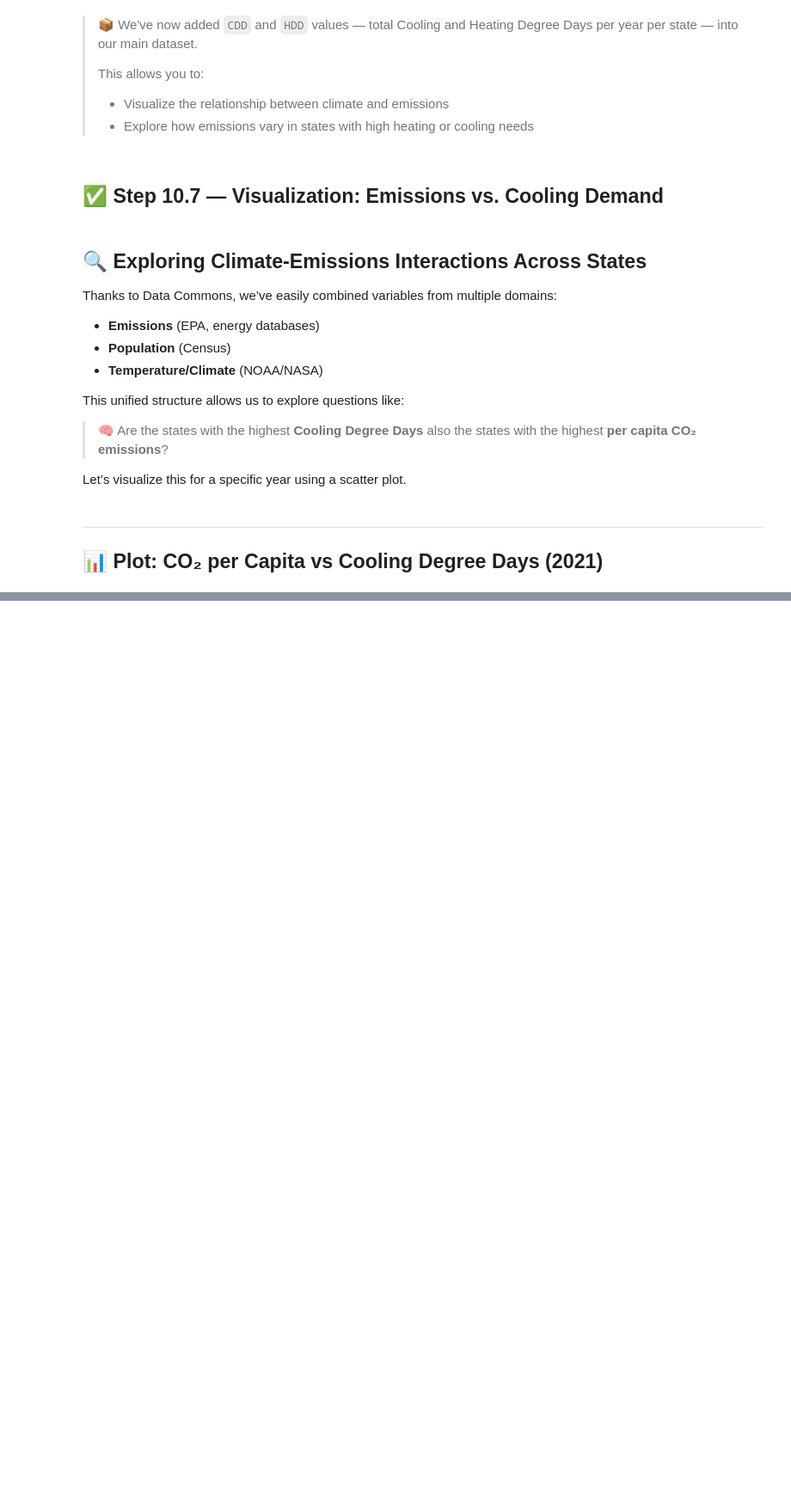
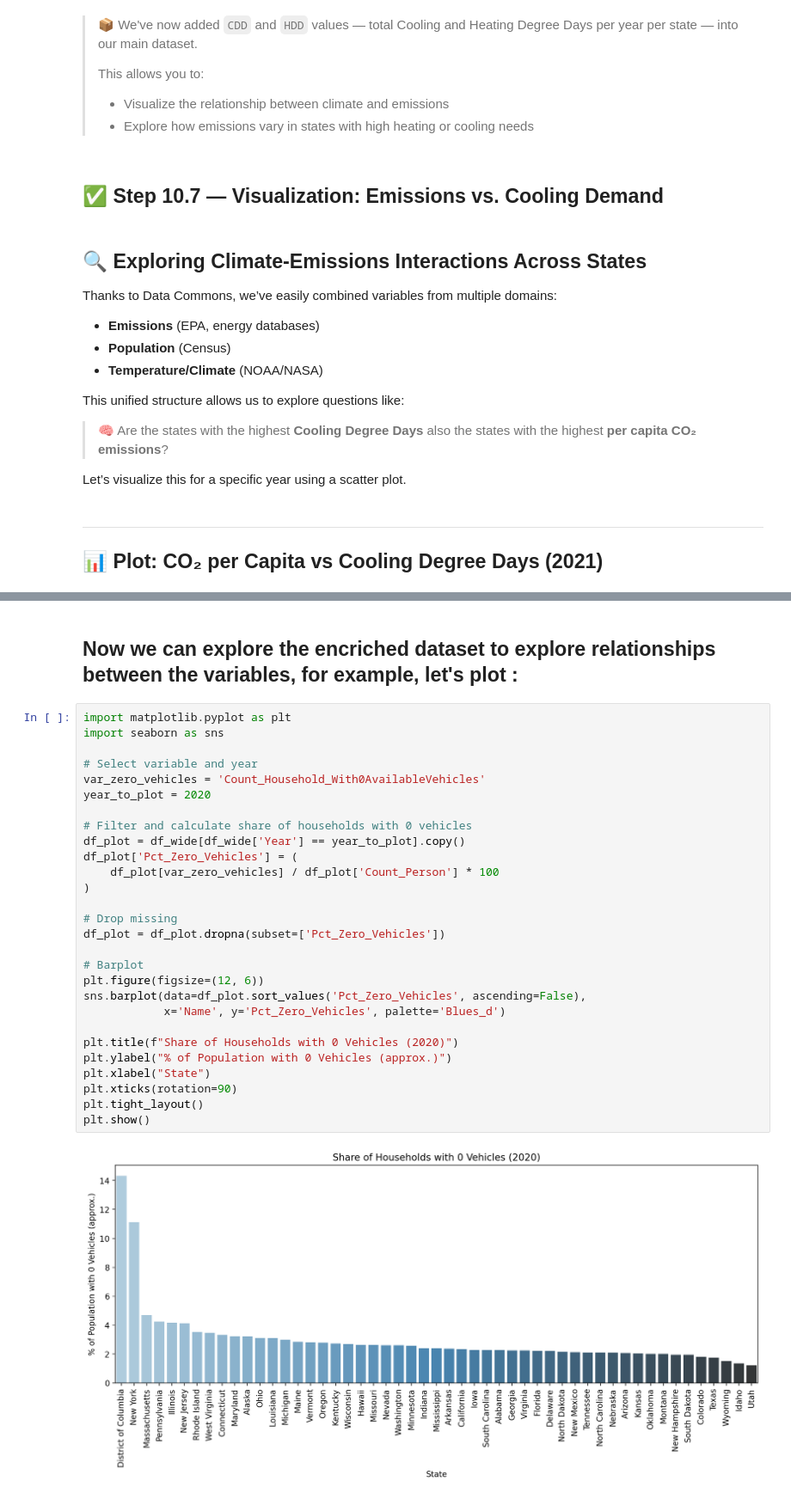
Before and after one commit to Nastiiasaenko/Data-Commons-, a Jupyter notebook: 02_environmental_exploration.ipynb, the cells around one changed output, grey strips where cells are left out. Shown at 86% size. Cells and saved outputs as stored; diff of their text form; blank space fills up the shorter version.

```diff
--- a/02_environmental_exploration.ipynb
+++ b/02_environmental_exploration.ipynb
@@ -1265 +1414,33 @@ Index: []
+# %% [markdown]
+## Now we can explore the encriched dataset to explore relationships between the variables, for example, let's plot :
+# %%
+import matplotlib.pyplot as plt
+import seaborn as sns
+
+# Select variable and year
+var_zero_vehicles = 'Count_Household_With0AvailableVehicles'
+year_to_plot = 2020
+
+# Filter and calculate share of households with 0 vehicles
+df_plot = df_wide[df_wide['Year'] == year_to_plot].copy()
+df_plot['Pct_Zero_Vehicles'] = (
+    df_plot[var_zero_vehicles] / df_plot['Count_Person'] * 100
+)
+
+# Drop missing
+df_plot = df_plot.dropna(subset=['Pct_Zero_Vehicles'])
+
+# Barplot
+plt.figure(figsize=(12, 6))
+sns.barplot(data=df_plot.sort_values('Pct_Zero_Vehicles', ascending=False),
+            x='Name', y='Pct_Zero_Vehicles', palette='Blues_d')
+
+plt.title(f"Share of Households with 0 Vehicles (2020)")
+plt.ylabel("% of Population with 0 Vehicles (approx.)")
+plt.xlabel("State")
+plt.xticks(rotation=90)
+plt.tight_layout()
+plt.show()
+# %% [output]
+[figure, added]
 # %%
```
Also changed, not shown: parts of 17 cells of this notebook.
